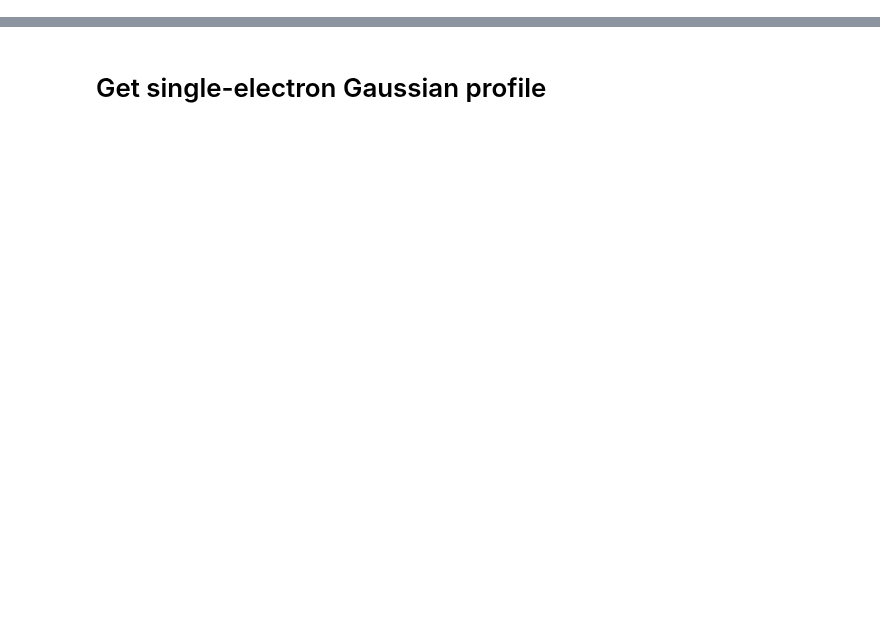
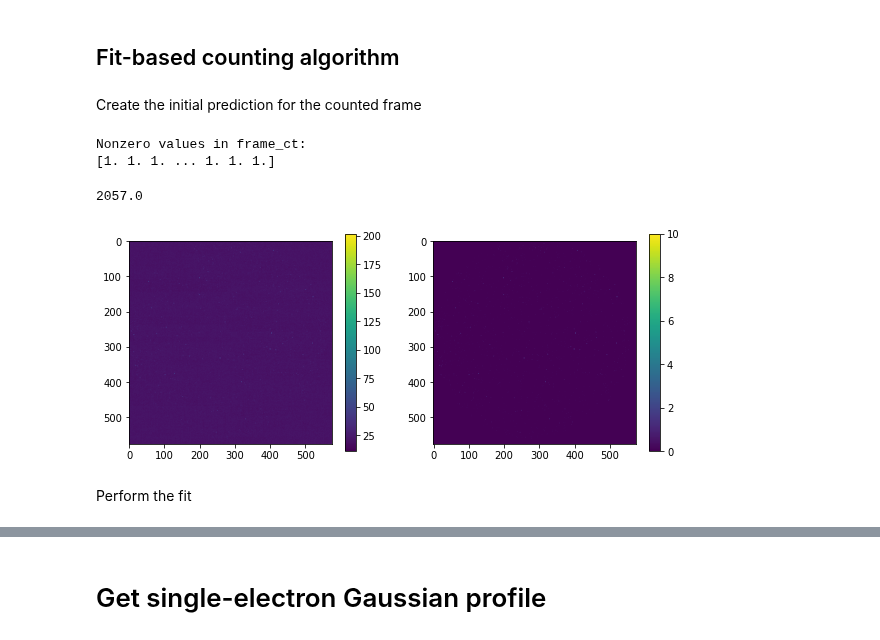
Before and after one commit to jerenner/emsim, a Jupyter notebook: notebooks/occupancy_data.ipynb, the cells around one changed output, grey strips where cells are left out. Cells and saved outputs as stored; diff of their text form; code cells hidden in the pictures; blank space fills up the shorter version.

```diff
--- a/notebooks/occupancy_data.ipynb
+++ b/notebooks/occupancy_data.ipynb
@@ -11,0 +10,2 @@ import ncempy
+# %% [markdown]
+## Fit-based counting algorithm
@@ -11,0 +19,43 @@ import ncempy
+# %% [markdown]
+Create the initial prediction for the counted frame
+# %%
+nreco = 0
+nframes = 1
+baseline = 20.0
+th_single_elec = 10
+
+with h5py.File(dataset_path, 'r') as f0:
+    data = f0['frames']
+
+    # Get the frame
+    frame = np.array(data[nreco:nreco+nframes,:,:],dtype=np.float32)
+
+    # Subtract the baseline
+    frame_bls = (frame - baseline)
+
+    # Get a "prior" counted frame
+    frame_ct = (frame - baseline)
+    frame_ct[frame_ct < th_single_elec] = 0
+    frame_ct = np.rint(frame_ct / A)
+
+
+fig, axs = plt.subplots(1, 2, figsize=(10, 4))
+axs = axs.flatten()
+
+# Plotting on the ith subplot
+ax0 = axs[0].imshow(frame[0], vmin=frame[0].min(), vmax=frame[0].max())
+fig.colorbar(ax0, ax=axs[0])
+ax1 = axs[1].imshow(frame_ct[0], vmin=frame_ct[0].min(), vmax=frame_ct[0].max())
+fig.colorbar(ax1, ax=axs[1])
+
+# Print nonzero prior values
+print("Nonzero values in frame_ct:")
+print(frame_ct[np.nonzero(frame_ct)])
+np.sum(frame_ct[np.nonzero(frame_ct)])
+# %% [output]
+Nonzero values in frame_ct:
+[1. 1. 1. ... 1. 1. 1.]
+2057.0
+[figure, added]
+# %% [markdown]
+Perform the fit
```
Also changed, not shown: parts of 15 cells of this notebook.
